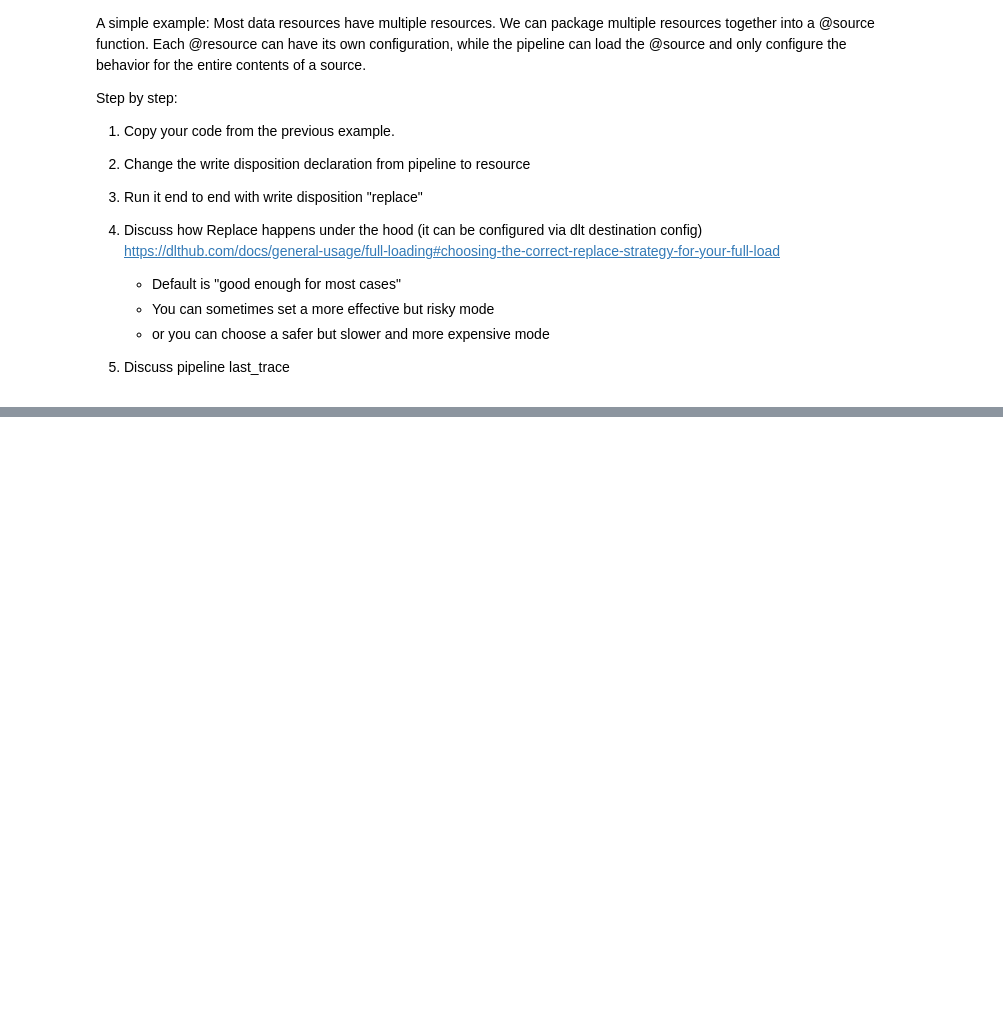
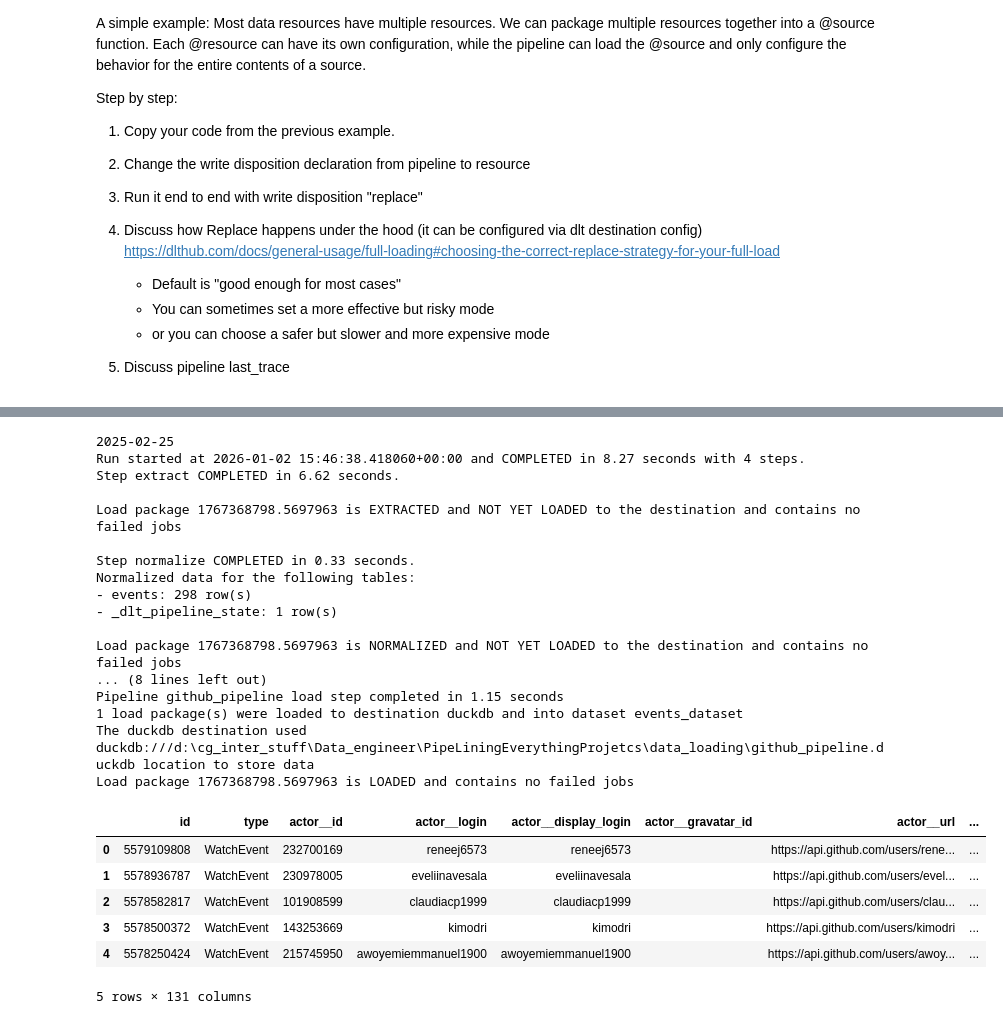
Before and after one commit to M21x1/PipeLiningEverythingProjetcs, a Jupyter notebook: data_loading/data_down_and_loading.ipynb, the cells around one changed output, grey strips where cells are left out. Drawn from its saved outputs; the diff is of its cells as text; code cells hidden in the pictures; blank space fills up the shorter version.

Commit message:
pipeline

```diff
--- a/data_loading/data_down_and_loading.ipynb
+++ b/data_loading/data_down_and_loading.ipynb
@@ -1784,0 +1831,73 @@ Load package 1767320623.7456334 is LOADED and contains no failed jobs
+# %%
+import os
+import dlt
+
+from dlt.sources.helpers.rest_client import RESTClient
+from dlt.sources.helpers.rest_client.auth import BearerTokenAuth
+from dlt.sources.helpers.rest_client.paginators import HeaderLinkPaginator
+
+os.environ["ACCESS_TOKEN"] = os.getenv('ACCESS_TOKEN')
+
+@dlt.resource(name="events",
+              write_disposition="append", # <----- Set write_disposition here replace "append" for "replace"
+              columns={
+                        "payload__forkee__language": {"data_type": "text"},
+                        "payload__forkee__mirror_url": {"data_type": "text"},
+                        "payload__forkee__license": {"data_type": "text"},
+    })
+def paginated_getter(
+    access_token=dlt.secrets.value,
+    cursor_date = dlt.sources.incremental(
+        "created_at",       # 1 <----- field to track, our timestamp field
+        initial_value="2025-02-25")     # 2 <----- Set a default for the first run
+):
+    client = RESTClient(
+        base_url="https://api.github.com/repos/DataTalksClub/data-engineering-zoomcamp",
+        auth=BearerTokenAuth(token=access_token),  # type: ignore
+        paginator=HeaderLinkPaginator(links_next_key="next"),
+    )
+
+    print(cursor_date.last_value)  # to see the last value of our cursor_date
+
+    for page in client.paginate("/events"):
+        yield page
+
+# define new dlt pipeline
+pipeline = dlt.pipeline(
+    pipeline_name="github_pipeline",
+    destination="duckdb",
+    dataset_name="events_dataset",
+)
+
+# Run the pipeline with the new resource
+load_info = pipeline.run(paginated_getter) # <----- No need to specify write_disposition here ...from here to the resource decorator
+
+print(pipeline.last_trace)
+
+#print the event table
+pipeline.dataset().events.df().head()
+# %% [output]
+2025-02-25
+Run started at 2026-01-02 15:46:38.418060+00:00 and COMPLETED in 8.27 seconds with 4 steps.
+Step extract COMPLETED in 6.62 seconds.
+
+Load package 1767368798.5697963 is EXTRACTED and NOT YET LOADED to the destination and contains no failed jobs
+
+Step normalize COMPLETED in 0.33 seconds.
+Normalized data for the following tables:
+- events: 298 row(s)
+- _dlt_pipeline_state: 1 row(s)
+
+Load package 1767368798.5697963 is NORMALIZED and NOT YET LOADED to the destination and contains no failed jobs
+... (8 lines left out)
+Pipeline github_pipeline load step completed in 1.15 seconds
+1 load package(s) were loaded to destination duckdb and into dataset events_dataset
+The duckdb destination used duckdb:///d:\cg_inter_stuff\Data_engineer\PipeLiningEverythingProjetcs\data_loading\github_pipeline.duckdb location to store data
+Load package 1767368798.5697963 is LOADED and contains no failed jobs
+|  | id | type | actor__id | actor__login | actor__display_login | actor__gravatar_id | actor__url | ... |
+| 0 | 5579109808 | WatchEvent | 232700169 | reneej6573 | reneej6573 |  | https://api.github.com/users/rene... | ... |
+| 1 | 5578936787 | WatchEvent | 230978005 | eveliinavesala | eveliinavesala |  | https://api.github.com/users/evel... | ... |
+| 2 | 5578582817 | WatchEvent | 101908599 | claudiacp1999 | claudiacp1999 |  | https://api.github.com/users/clau... | ... |
+| 3 | 5578500372 | WatchEvent | 143253669 | kimodri | kimodri |  | https://api.github.com/users/kimodri | ... |
+| 4 | 5578250424 | WatchEvent | 215745950 | awoyemiemmanuel1900 | awoyemiemmanuel1900 |  | https://api.github.com/users/awoy... | ... |
+5 rows × 131 columns
```
Also changed, not shown: parts of 40 cells of this notebook, 3 other files.
